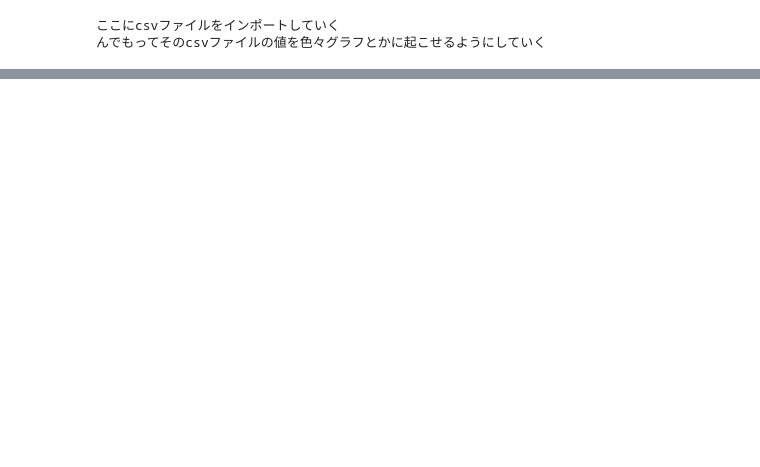
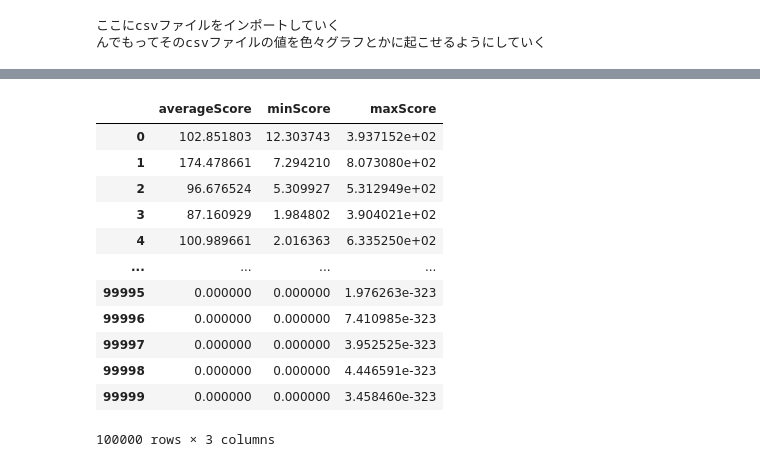
Before and after one commit to ryutkura/Jupyter_Sample, a Jupyter notebook: Jupyter_Sample/notebooks/test2.ipynb, the cells around one changed output, grey strips where cells are left out. Cells and saved outputs as stored; diff of their text form; code cells hidden in the pictures; blank space fills up the shorter version.

```diff
--- a/Jupyter_Sample/notebooks/test2.ipynb
+++ b/Jupyter_Sample/notebooks/test2.ipynb
@@ -10,0 +9,17 @@ ModuleNotFoundError: No module named 'pandas'
+# %%
+fd = pd.read_csv("resultdata.csv")
+fd
+# %% [output]
+|  | averageScore | minScore | maxScore |
+| 0 | 102.851803 | 12.303743 | 3.937152e+02 |
+| 1 | 174.478661 | 7.294210 | 8.073080e+02 |
+| 2 | 96.676524 | 5.309927 | 5.312949e+02 |
+| 3 | 87.160929 | 1.984802 | 3.904021e+02 |
+| 4 | 100.989661 | 2.016363 | 6.335250e+02 |
+| ... | ... | ... | ... |
+| 99995 | 0.000000 | 0.000000 | 1.976263e-323 |
+| 99996 | 0.000000 | 0.000000 | 7.410985e-323 |
+| 99997 | 0.000000 | 0.000000 | 3.952525e-323 |
+| 99998 | 0.000000 | 0.000000 | 4.446591e-323 |
+| 99999 | 0.000000 | 0.000000 | 3.458460e-323 |
+100000 rows × 3 columns
```
Also changed, not shown: parts of 6 cells of this notebook, 2 other files.
